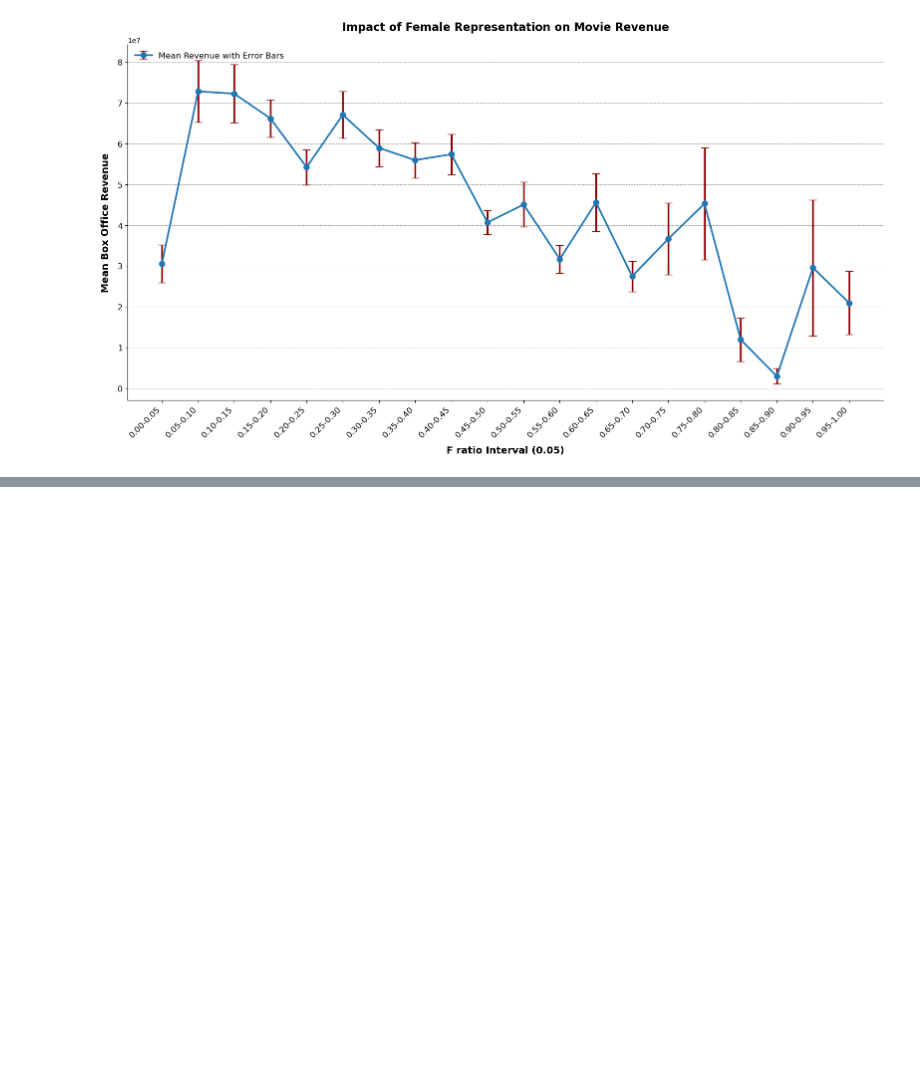
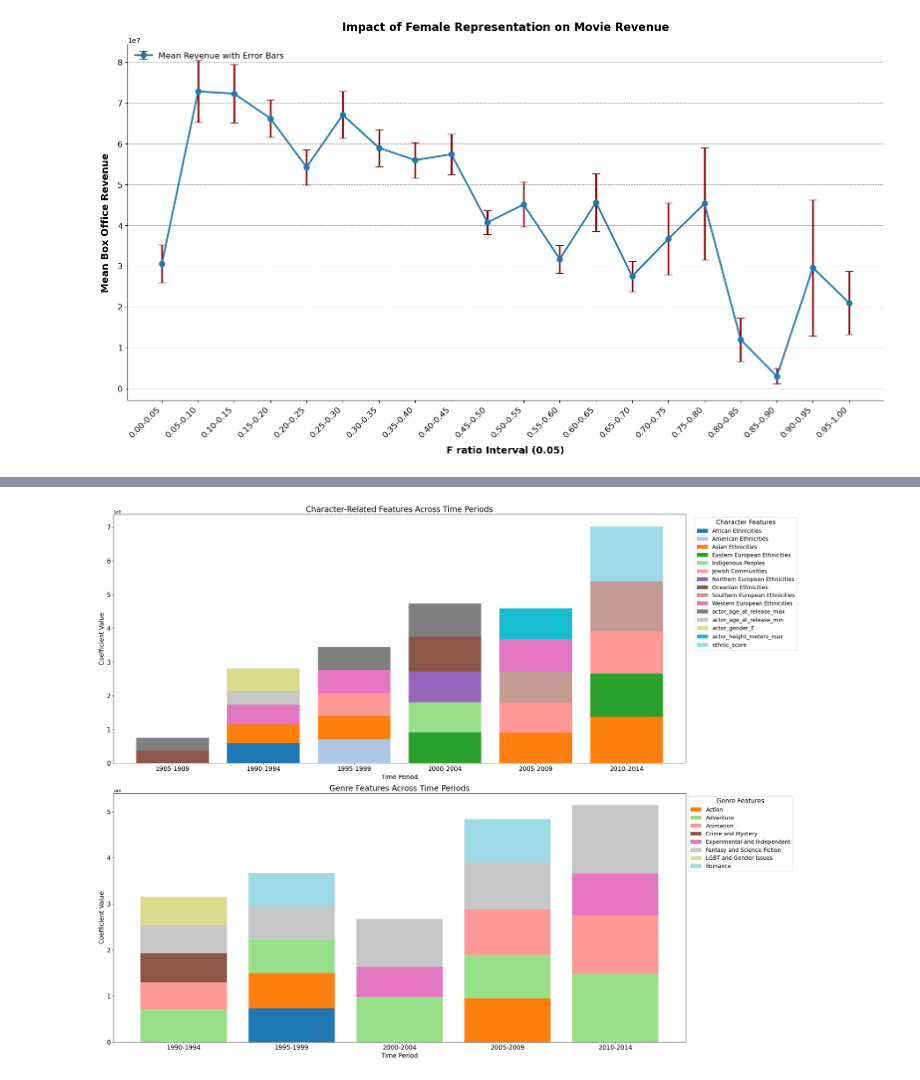
Before and after one commit to epfl-ada/ada-2024-project-insightmasters24, a Jupyter notebook: results.ipynb, the cells around one changed output, grey strips where cells are left out. Cells and saved outputs as stored; diff of their text form; code cells hidden in the pictures; blank space fills up the shorter version.

```diff
--- a/results.ipynb
+++ b/results.ipynb
@@ -297,0 +204,5 @@ Name: count, dtype: int64
+# %%
+features = ridge_regression2(df)
+plot_most_important_features_generated_by_ridge_regression_only_considering_ethnic_score(features)
+# %% [output]
+[figure, added]
```
Also changed, not shown: parts of 5 cells of this notebook, 8 other files.
